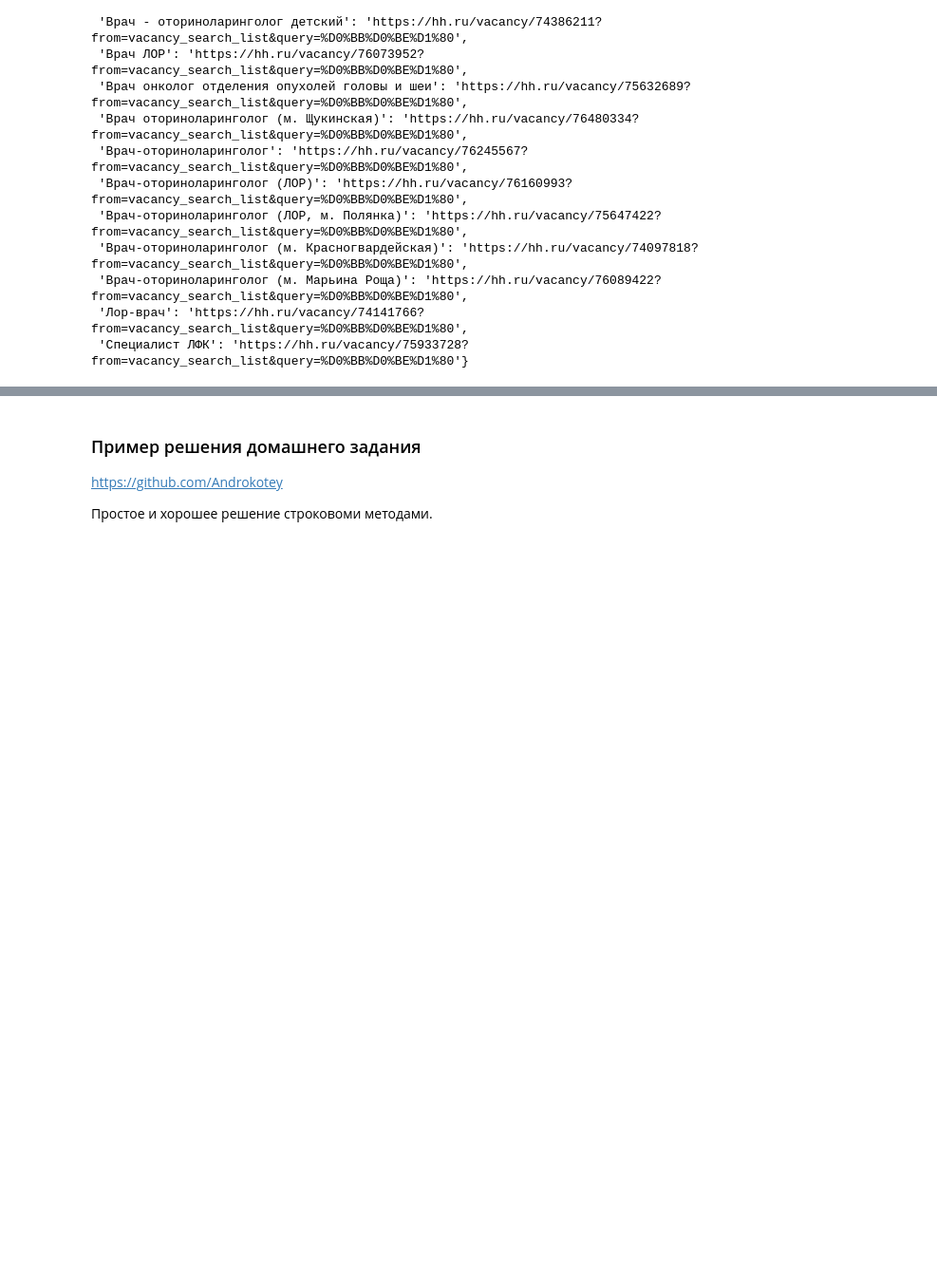
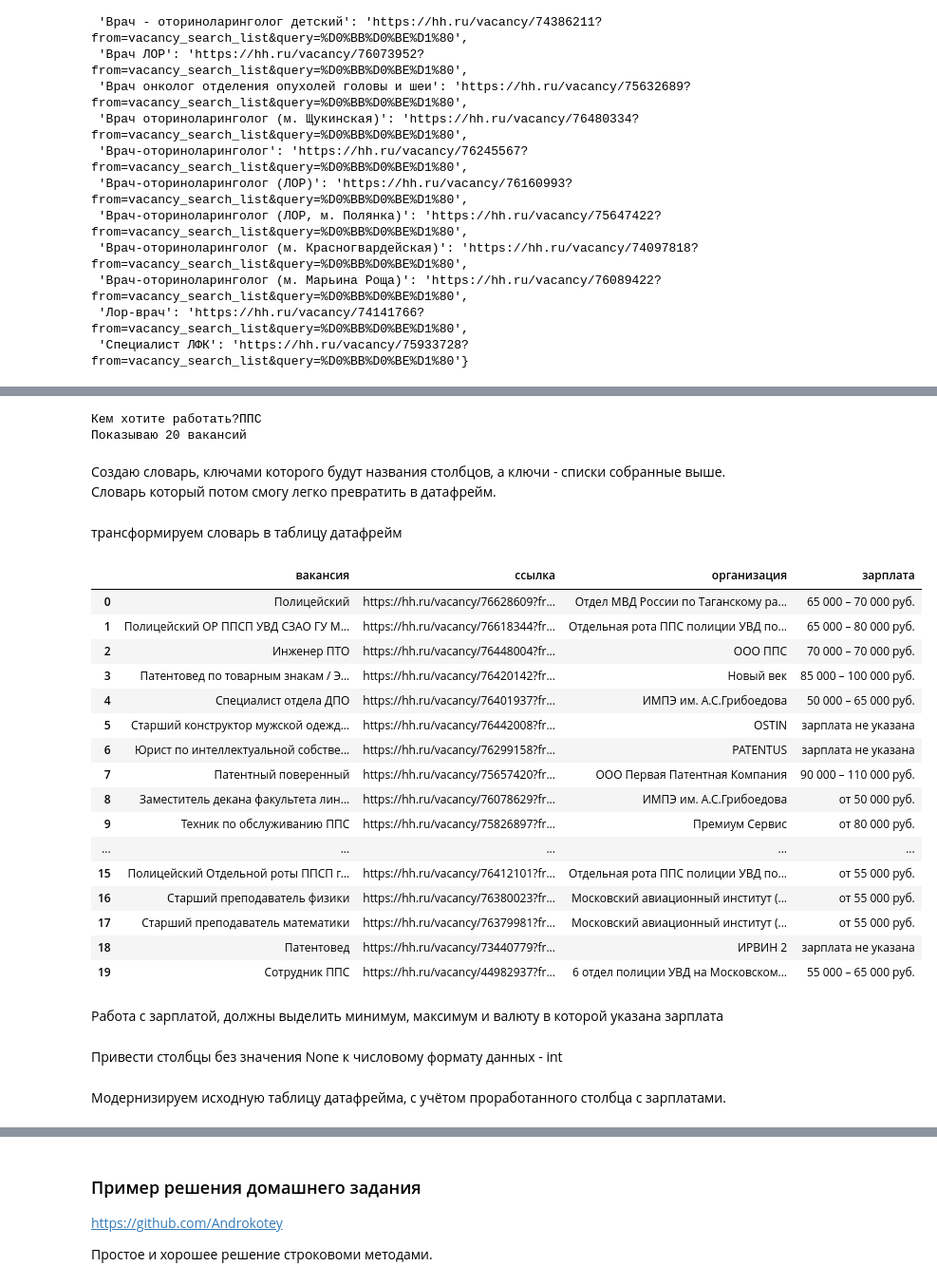
Before and after one commit to YurgenSlavniy/EducationRepo, a Jupyter notebook: python/parsing/lesson02_homework.ipynb, the cells around one changed output, grey strips where cells are left out. Shown at 95% size. Saved outputs shown, nothing was run; the diff lists cells and outputs as text; code cells hidden in the pictures; blank space fills up the shorter version.

```diff
--- a/python/parsing/lesson02_homework.ipynb
+++ b/python/parsing/lesson02_homework.ipynb
@@ -324,0 +327,75 @@ pprint(vacansion_and_href_dict)
+# %%
+import requests
+from bs4 import BeautifulSoup
+import html5lib
+from pprint import pprint
+import pandas as pd
+import numpy as np
+import re
+
+headers = {'user-Agent':'Mozilla/5.0 (Windows NT 10.0; Win64; x64) AppleWebKit/537.36 (KHTML, like Gecko) Chrome/109.0.0.0 Safari/537.36'}
+vacancy = input('Кем хотите работать?')
+url = f'https://hh.ru/search/vacancy?text={vacancy}&from=suggest_post&salary=&area=1&ored_clusters=true&enable_snippets=true'
+
+response = requests.get(url, headers=headers)
+soup = BeautifulSoup(response.text, 'html.parser')
+
+anchor = soup.find('div', {'class': 'vacancy-serp-content'})
+vacansions_all_info = anchor.find_all('div', {'class': 'serp-item'})
+print(f'Найдено {len(vacansions_all_info)} вакансий \n')
+
+vacansions_name = []
+vacansions_link = []
+vacancions_organization = []
+vacancions_money = []
+
+
+for vacansion_info in vacansions_all_info:
+    vac_name = vacansion_info.find('a',{ 'class':'serp-item__title'}).get_text()
+    vacansions_name.append(vac_name)
+    vac_link = vacansion_info.find('a',{ 'class':'serp-item__title'})['href']
+    vacansions_link.append(vac_link)
+    vac_organization = vacansion_info.find('a',{ 'class':'bloko-link'}).get_text()
+    vacancions_organization.append(vac_organization)
+    try:
+        vac_money =  vacansion_info.find('span',{ 'data-qa':'vacancy-serp__vacancy-compensation'}).text
+        vacancions_money.append(vac_money)
+    except:
+        vac_money = 'зарплата не указана'
+        vacancions_money.append(vac_money)
+# %% [output]
+Кем хотите работать?ППС
+Показываю 20 вакансий
+# %% [markdown]
+Создаю словарь, ключами которого будут названия столбцов, а ключи - списки собранные выше. Словарь который потом смогу легко превратить в датафрейм.
+# %%
+info_dict = {'вакансия': vacansions_name,
+            'ссылка': vacansions_link,
+            'организация': vacancions_organization,
+            'зарплата': vacancions_money}
+# %% [markdown]
+трансформируем словарь в таблицу датафрейм
+# %%
+info_df = pd.DataFrame(info_dict)
+# %%
+info_df
+# %% [output]
+|  | вакансия | ссылка | организация | зарплата |
+| 0 | Полицейский | https://hh.ru/vacancy/76628609?fr... | Отдел МВД России по Таганскому ра... | 65 000 – 70 000 руб. |
+| 1 | Полицейский ОР ППСП УВД СЗАО ГУ М... | https://hh.ru/vacancy/76618344?fr... | Отдельная рота ППС полиции УВД по... | 65 000 – 80 000 руб. |
+| 2 | Инженер ПТО | https://hh.ru/vacancy/76448004?fr... | ООО ППС | 70 000 – 70 000 руб. |
+| 3 | Патентовед по товарным знакам / Э... | https://hh.ru/vacancy/76420142?fr... | Новый век | 85 000 – 100 000 руб. |
+| 4 | Специалист отдела ДПО | https://hh.ru/vacancy/76401937?fr... | ИМПЭ им. А.С.Грибоедова | 50 000 – 65 000 руб. |
+| 5 | Старший конструктор мужской одежд... | https://hh.ru/vacancy/76442008?fr... | OSTIN | зарплата не указана |
+| 6 | Юрист по интеллектуальной собстве... | https://hh.ru/vacancy/76299158?fr... | PATENTUS | зарплата не указана |
+| 7 | Патентный поверенный | https://hh.ru/vacancy/75657420?fr... | ООО Первая Патентная Компания | 90 000 – 110 000 руб. |
+| 8 | Заместитель декана факультета лин... | https://hh.ru/vacancy/76078629?fr... | ИМПЭ им. А.С.Грибоедова | от 50 000 руб. |
+| 9 | Техник по обслуживанию ППС | https://hh.ru/vacancy/75826897?fr... | Премиум Сервис | от 80 000 руб. |
+| ... | ... | ... | ... | ... |
+| 15 | Полицейский Отдельной роты ППСП г... | https://hh.ru/vacancy/76412101?fr... | Отдельная рота ППС полиции УВД по... | от 55 000 руб. |
+| 16 | Старший преподаватель физики | https://hh.ru/vacancy/76380023?fr... | Московский авиационный институт (... | от 55 000 руб. |
+| 17 | Старший преподаватель математики | https://hh.ru/vacancy/76379981?fr... | Московский авиационный институт (... | от 55 000 руб. |
+| 18 | Патентовед | https://hh.ru/vacancy/73440779?fr... | ИРВИН 2 | зарплата не указана |
+| 19 | Сотрудник ППС | https://hh.ru/vacancy/44982937?fr... | 6 отдел полиции УВД на Московском... | 55 000 – 65 000 руб. |
+# %% [markdown]
+Работа с зарплатой, должны выделить минимум, максимум и валюту в которой указана зарплата
@@ -324,0 +430,2 @@ pprint(vacansion_and_href_dict)
+# %% [markdown]
+Привести столбцы без значения None к числовому формату данных - int
@@ -324,0 +447,2 @@ pprint(vacansion_and_href_dict)
+# %% [markdown]
+Модернизируем исходную таблицу датафрейма, с учётом проработанного столбца с зарплатами.
```
Also changed, not shown: parts of 65 cells of this notebook.
